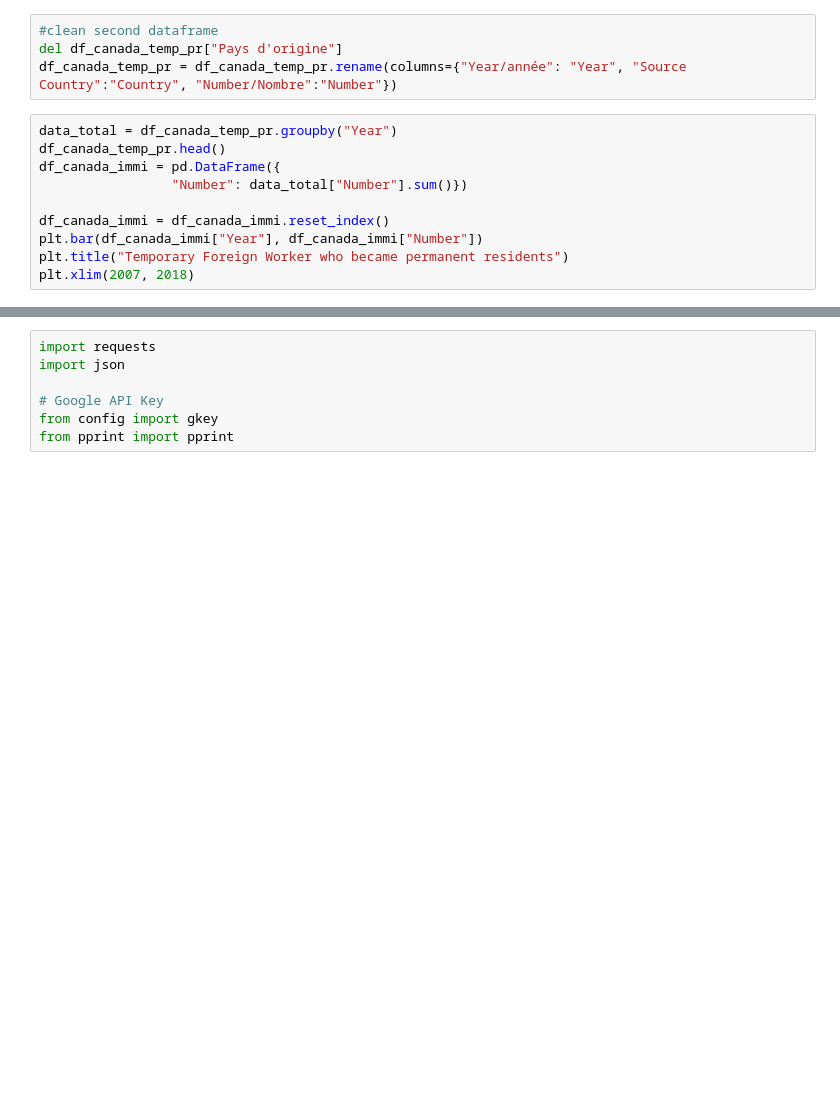
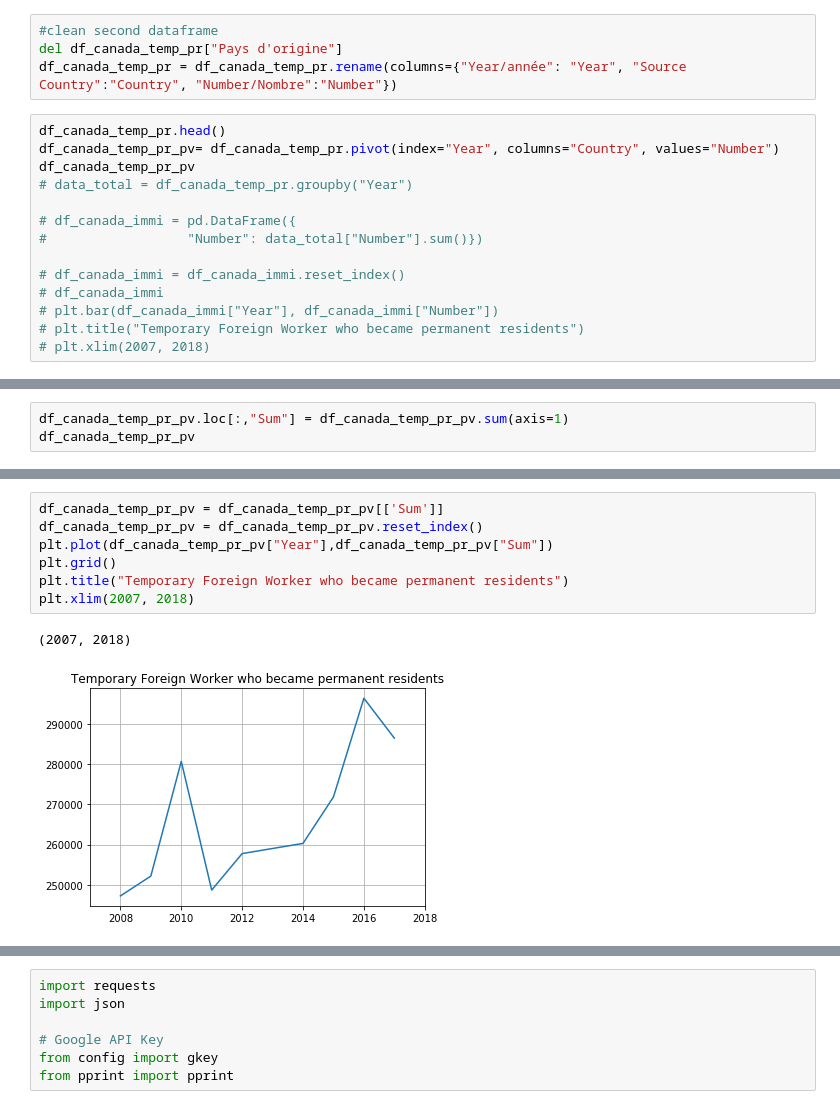
Before and after one commit to Sbagni/Data-Analysis, a Jupyter notebook: Analysis/Canada_analysis.ipynb, the cells around one changed output, grey strips where cells are left out. Saved outputs shown, nothing was run; the diff lists cells and outputs as text; blank space fills up the shorter version.

```diff
--- a/Analysis/Canada_analysis.ipynb
+++ b/Analysis/Canada_analysis.ipynb
@@ -34,13 +66,17 @@ df_canada_temporary_worker = df_canada_temporary_worker.rename(columns={'Unnamed
 del df_canada_temp_pr["Pays d'origine"]
 df_canada_temp_pr = df_canada_temp_pr.rename(columns={"Year/année": "Year", "Source Country":"Country", "Number/Nombre":"Number"})
 # %%
-data_total = df_canada_temp_pr.groupby("Year")
 df_canada_temp_pr.head()
-df_canada_immi = pd.DataFrame({
-                 "Number": data_total["Number"].sum()})
+df_canada_temp_pr_pv= df_canada_temp_pr.pivot(index="Year", columns="Country", values="Number")
+df_canada_temp_pr_pv
+# data_total = df_canada_temp_pr.groupby("Year")
 
-df_canada_immi = df_canada_immi.reset_index()
-plt.bar(df_canada_immi["Year"], df_canada_immi["Number"])
-plt.title("Temporary Foreign Worker who became permanent residents")
-plt.xlim(2007, 2018)
+# df_canada_immi = pd.DataFrame({
+#                  "Number": data_total["Number"].sum()})
+
+# df_canada_immi = df_canada_immi.reset_index()
+# df_canada_immi
+# plt.bar(df_canada_immi["Year"], df_canada_immi["Number"])
+# plt.title("Temporary Foreign Worker who became permanent residents")
+# plt.xlim(2007, 2018)
 # %% [output]
@@ -92,0 +96,3 @@ group_df_canada_temp_pr.sort_values("Mean", ascending = False).head(3)
+# %%
+df_canada_temp_pr_pv.loc[:,"Sum"] = df_canada_temp_pr_pv.sum(axis=1)
+df_canada_temp_pr_pv
@@ -92,0 +113,10 @@ group_df_canada_temp_pr.sort_values("Mean", ascending = False).head(3)
+# %%
+df_canada_temp_pr_pv = df_canada_temp_pr_pv[['Sum']]
+df_canada_temp_pr_pv = df_canada_temp_pr_pv.reset_index()
+plt.plot(df_canada_temp_pr_pv["Year"],df_canada_temp_pr_pv["Sum"])
+plt.grid()
+plt.title("Temporary Foreign Worker who became permanent residents")
+plt.xlim(2007, 2018)
+# %% [output]
+(2007, 2018)
+[figure, added]
```
Also changed, not shown: parts of 31 cells of this notebook.
